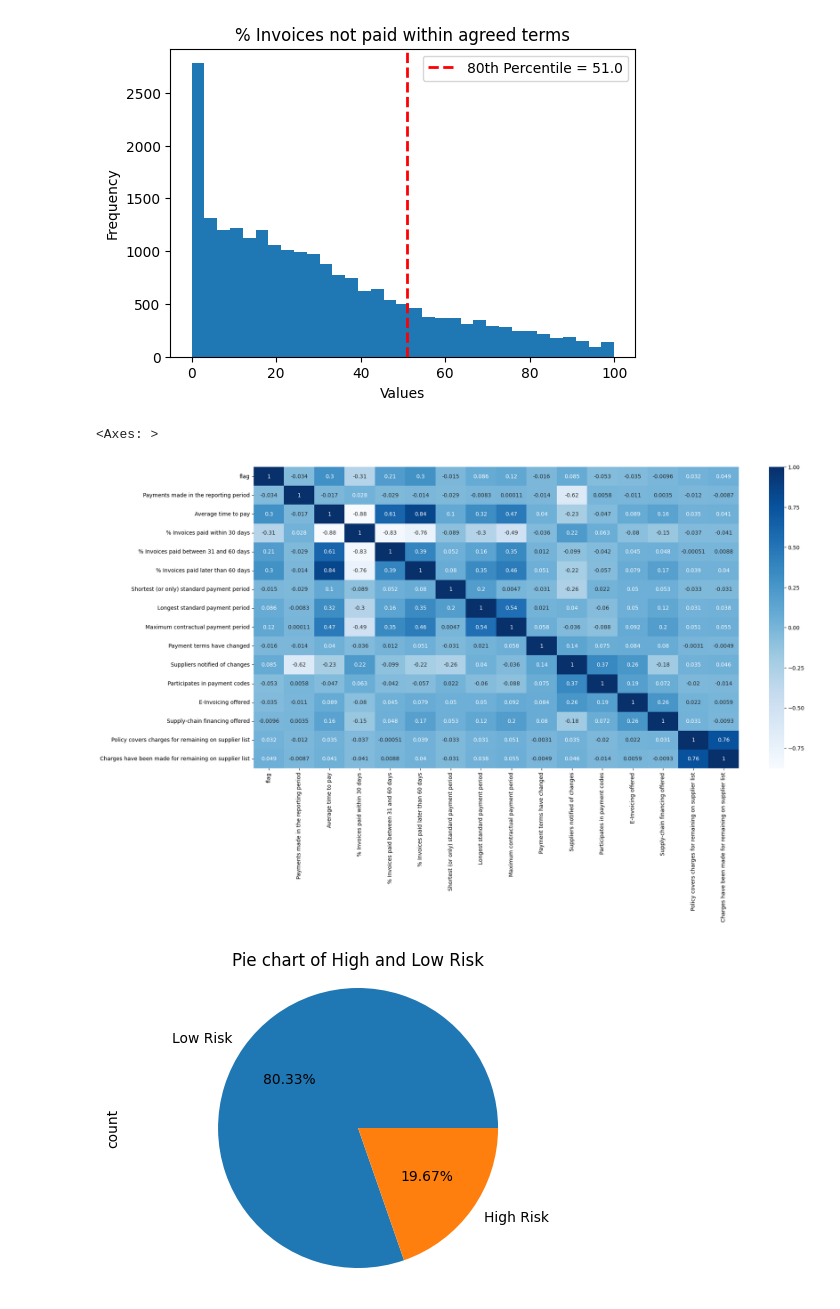
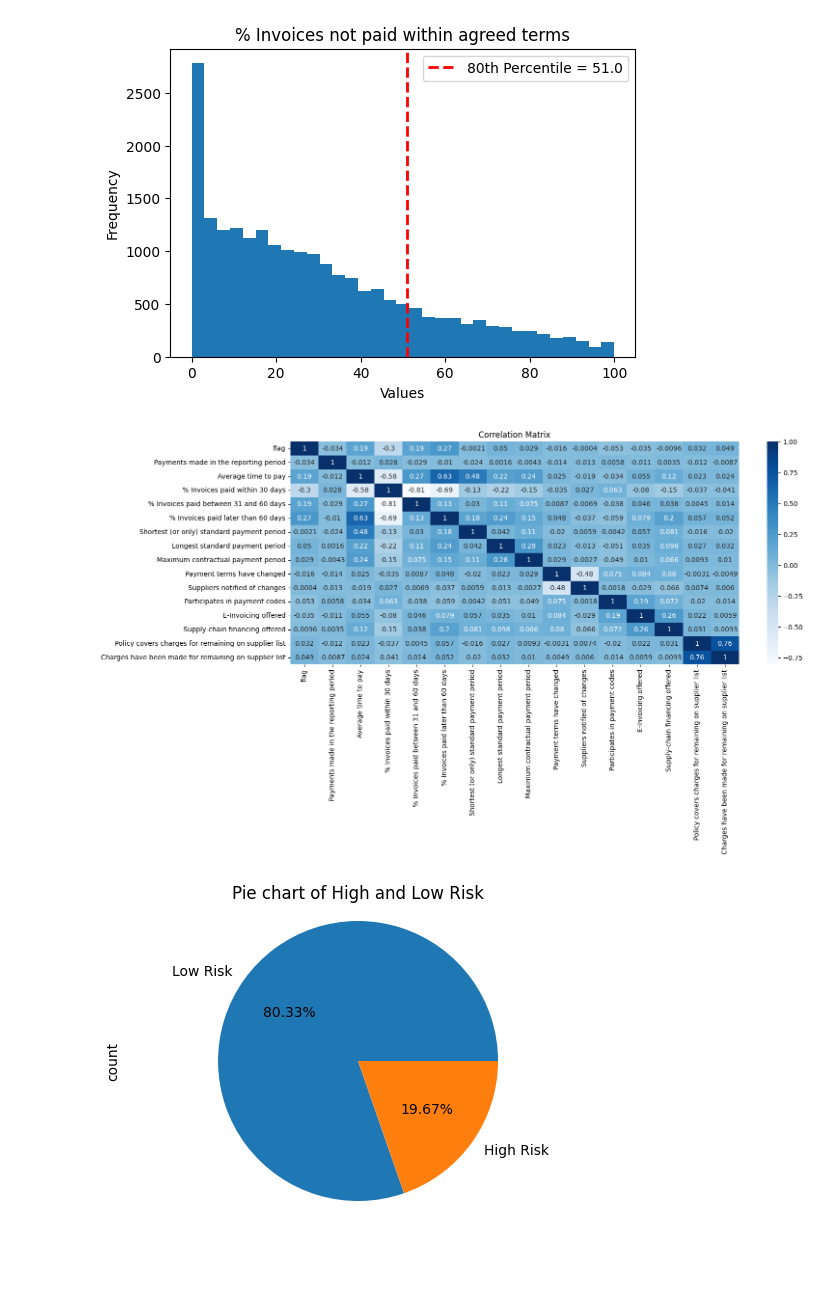
Before and after one commit to Lasya-t07/mini-proj, a Jupyter notebook: olddata.ipynb, the cells around one changed output. Drawn from its saved outputs; the diff is of its cells as text; code cells hidden in the pictures; blank space fills up the shorter version.

```diff
--- a/olddata.ipynb
+++ b/olddata.ipynb
@@ -56,6 +56,7 @@ Handling missing data
 data = data.dropna(subset=['E-Invoicing offered'])
 # %%
 data['Payments made in the reporting period'].fillna(0, inplace=True)
+data['Suppliers notified of changes'].fillna(1, inplace=True)
 # %%
 for col in numerical_features:
     data[col] = data[col].fillna(data[col].mean())
@@ -114,22 +115,35 @@ data.drop(columns=['% Invoices not paid within agreed terms'],inplace=True)
 # %%
 # Correlation Analysis
 new_order=[     'flag',
                 'Payments made in the reporting period', 'Average time to pay',
                 '% Invoices paid within 30 days',
                 '% Invoices paid between 31 and 60 days',
                 '% Invoices paid later than 60 days',
                 'Shortest (or only) standard payment period',
                 'Longest standard payment period', 'Maximum contractual payment period',
                 'Payment terms have changed', 'Suppliers notified of changes',
                 'Participates in payment codes', 'E-Invoicing offered',
                 'Supply-chain financing offered',
                 'Policy covers charges for remaining on supplier list',
                 'Charges have been made for remaining on supplier list']
-plt.figure(figsize=(20,10))
-sns.heatmap(data.reindex(columns=new_order).corr(method='spearman'),annot=True,cmap='Blues')
+# Visualize the relationship between numerical columns using a correlation matrix
+correlation_matrix = data.reindex(columns=new_order).corr()
+plt.figure(figsize=(15, 6))
+sns.heatmap(correlation_matrix,annot=True,cmap='Blues')
+plt.title('Correlation Matrix')
+plt.show()
+
+# Visualize the distribution of categorical columns
+categorical_columns = data.select_dtypes(include=['object', 'bool']).columns
+for column in categorical_columns:
+    plt.figure(figsize=(15, 6))
+    sns.countplot(data[column])
+    plt.title(f'Distribution of {column}')
+    plt.xlabel(column)
+    plt.ylabel('Count')
+    plt.show()
 # %% [output]
-<Axes: >
-[figure, old version]
+[figure, new version]
 # %%
 # Dropping the Highly correlated Features
 data1 = data.drop(columns=[ '% Invoices paid within 30 days',
```
Also changed, not shown: parts of 14 cells of this notebook, 5 other files.
